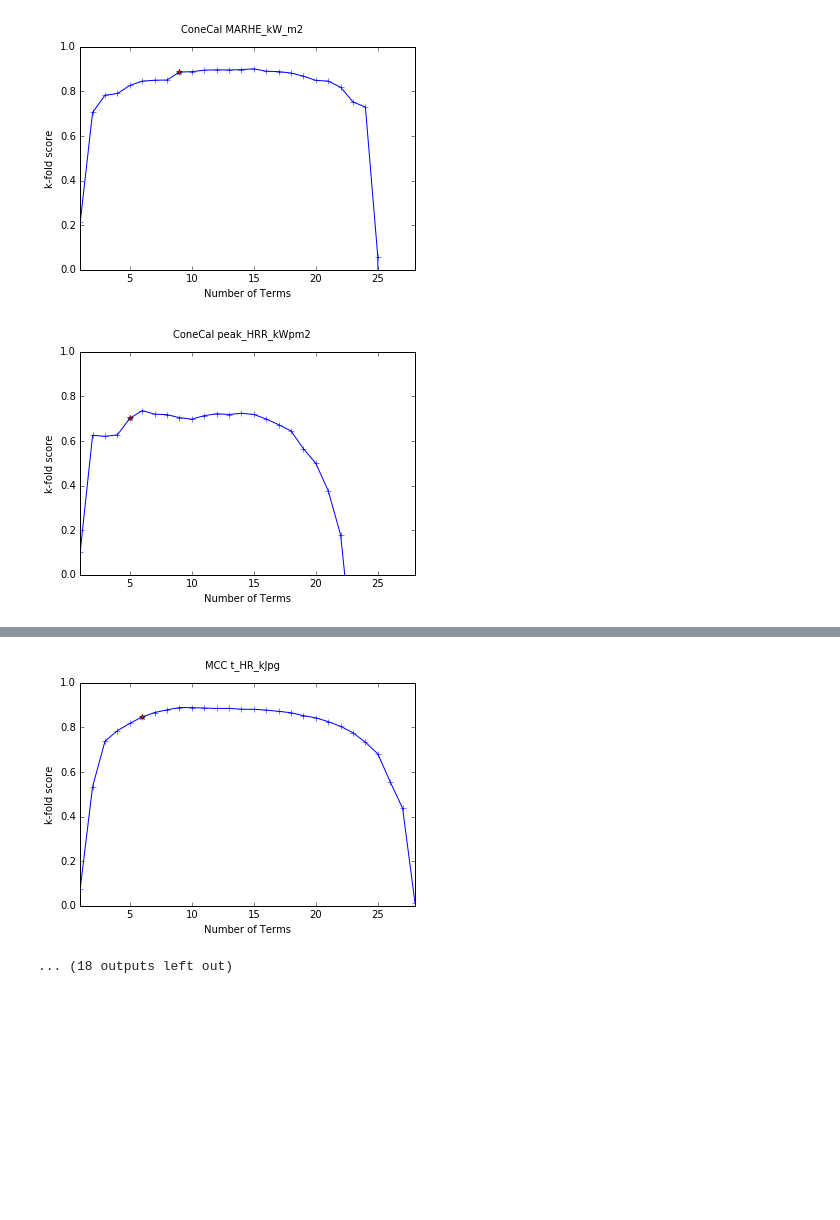
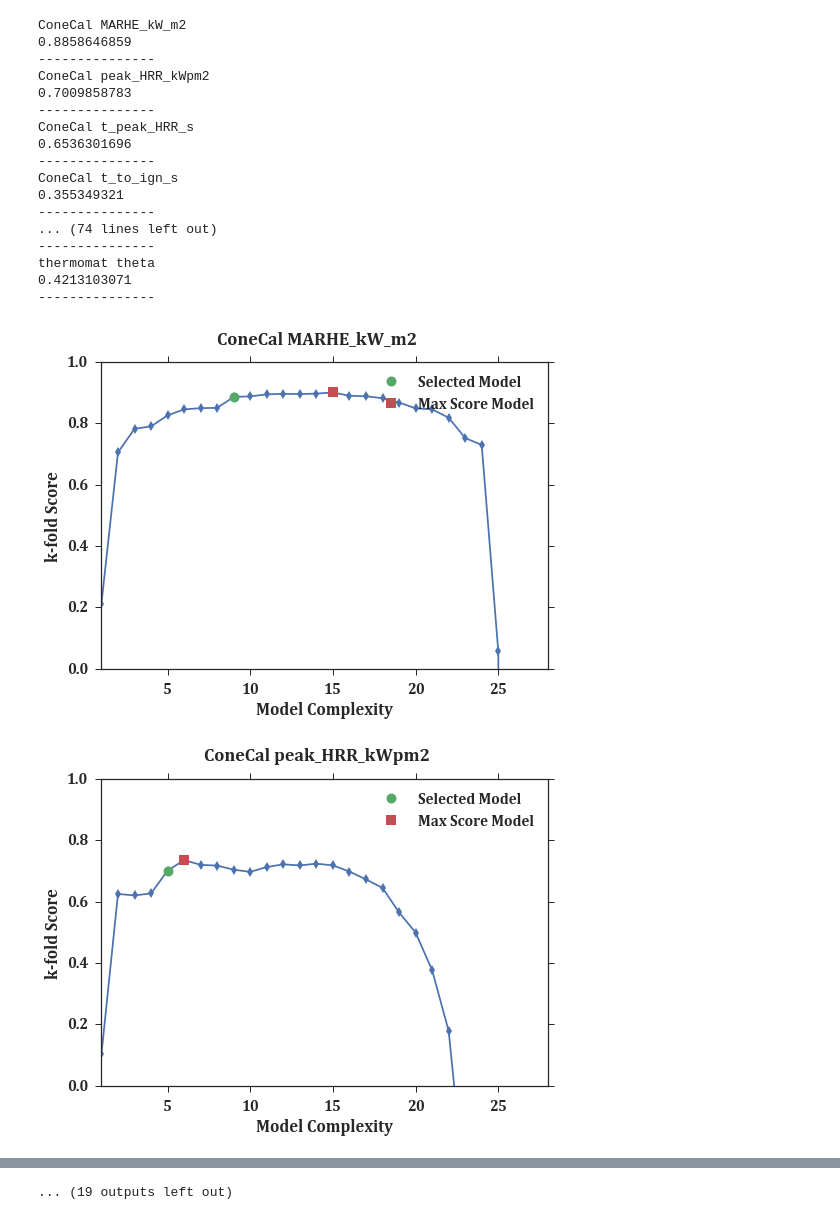
Before and after one commit to reinhardfechter/FlexPVCModel, a Jupyter notebook: Plot_top_model_scores.ipynb, the cells around one changed output, grey strips where cells are left out. Drawn from its saved outputs; the diff is of its cells as text; code cells hidden in the pictures; blank space fills up the shorter version.

```diff
--- a/Plot_top_model_scores.ipynb
+++ b/Plot_top_model_scores.ipynb
@@ -9,6 +9,11 @@ from numpy import argmax
 from no_big_db_func import get_all_names
 from pandas import DataFrame
 % matplotlib inline
+# %%
+import seaborn as sns
+sns.set(font_scale=1.5)
+sns.set_style('ticks')
+sns.set_style('ticks', {'font.family': 'Cambria'})
 # %%
 names = get_all_names()
 # %%
@@ -16,32 +21,63 @@ sm_db = access_db(3, True)
 # %%
 Q = Query()
 use_lim = True
+
+# names = [i for i in names if i in [u'rheomix final_deg_time_min']]
 
 for i in names:
     equip, d_type = i.split(' ')
 
     top_db = access_db('Top_score_results_'+ equip + '_' + d_type, False)
 
     df = DataFrame(top_db.all())
 
     n_terms = list(df['n_terms'].values)
     scores = list(df['top_score'].values)
     mcodes = list(df['top_mcode'].values)
 
     entry = sm_db.search((Q.equipment_name == equip) & (Q.data_type == d_type))
     select_mcode = entry[0]['select_mcode']
     select_score = entry[0]['select_score']
 
+    print(i)
+    print(select_score)
+    print('---------------')
+
     fig = figure()
-    plot(n_terms, scores, '-+')
+    plot(n_terms, scores, '-d')
     ylim([0.0, 1.0])
-    ylabel('k-fold score')
+    ylabel('k-fold Score')
     xlim([1.0, 28.0])
-    xlabel('Number of Terms')
+    xlabel('Model Complexity')
 
-    plot(len(select_mcode), select_score, 'r*')
+    ind_max = argmax(scores)
+
+    plot(len(select_mcode), select_score, 'o', markersize=10, label='Selected Model')
+    plot(n_terms[ind_max], scores[ind_max], 's', markersize=10, label='Max Score Model')
 
     fig.suptitle(i)
+    legend()
+
+#     fig.savefig('Final_deg_time_scores_marked.pdf')
+
+#     fig.suptitle(i)
 # %% [output]
+ConeCal MARHE_kW_m2
+0.8858646859
+---------------
+ConeCal peak_HRR_kWpm2
+0.7009858783
+---------------
+ConeCal t_peak_HRR_s
+0.6536301696
+---------------
+ConeCal t_to_ign_s
+0.355349321
+---------------
+... (74 lines left out)
+---------------
+thermomat theta
+0.4213103071
+---------------
-[figure, old version]
+[figure, new version]
-[figure, old version]
+[figure, new version]
@@ -57,2 +93 @@ for i in names:
-[figure, removed]
-... (18 outputs left out)
+... (19 outputs left out)
```
Also changed, not shown: parts of 6 cells of this notebook, 8 other files.
